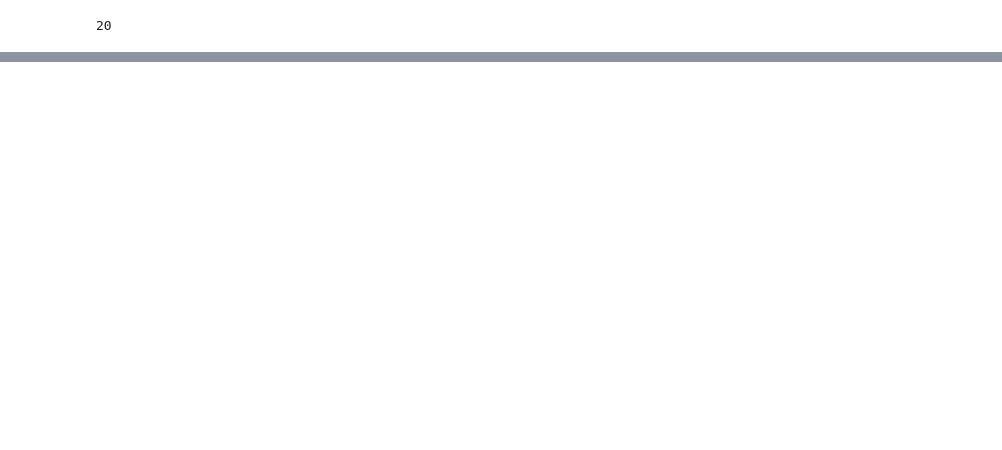
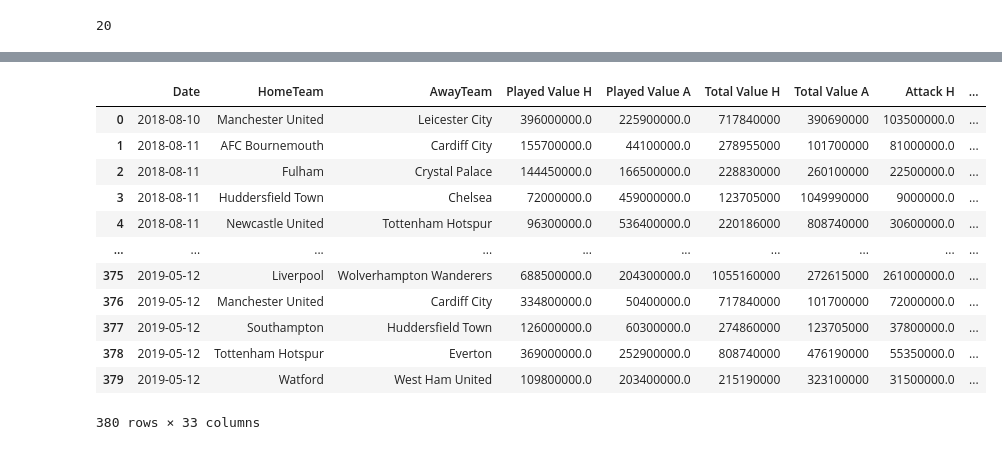
Before and after one commit to ksi0120/Soccer-Prediction, a Jupyter notebook: Data Manipulation/DataMerge.ipynb, the cells around one changed output, grey strips where cells are left out. Cells and saved outputs as stored; diff of their text form; code cells hidden in the pictures; blank space fills up the shorter version.

```diff
--- a/Data Manipulation/DataMerge.ipynb
+++ b/Data Manipulation/DataMerge.ipynb
@@ -261,3 +261,30 @@ for i in matches.index:
     dataTemp=calculators(matches.loc[i])
     for key in dataTemp.keys():
         matches.at[i,key] = dataTemp[key]
+# %%
+matches=matches.drop(['Referee'],axis=1)
+# %%
+matches=matches.drop(matches.columns[41:],axis=1)
+# %%
+test=matches
+for i in range(3,15):
+    indicies=matches[matches.iloc[:,i]==0].index
+    if indicies.all()!=None:
+        test.drop(indicies,inplace=True)
+test.drop(test.iloc[:,15:23],axis=1,inplace=True)
+# %%
+test
+# %% [output]
+|  | Date | HomeTeam | AwayTeam | Played Value H | Played Value A | Total Value H | Total Value A | Attack H | ... |
+| 0 | 2018-08-10 | Manchester United | Leicester City | 396000000.0 | 225900000.0 | 717840000 | 390690000 | 103500000.0 | ... |
+| 1 | 2018-08-11 | AFC Bournemouth | Cardiff City | 155700000.0 | 44100000.0 | 278955000 | 101700000 | 81000000.0 | ... |
+| 2 | 2018-08-11 | Fulham | Crystal Palace | 144450000.0 | 166500000.0 | 228830000 | 260100000 | 22500000.0 | ... |
+| 3 | 2018-08-11 | Huddersfield Town | Chelsea | 72000000.0 | 459000000.0 | 123705000 | 1049990000 | 9000000.0 | ... |
+| 4 | 2018-08-11 | Newcastle United | Tottenham Hotspur | 96300000.0 | 536400000.0 | 220186000 | 808740000 | 30600000.0 | ... |
+| ... | ... | ... | ... | ... | ... | ... | ... | ... | ... |
+| 375 | 2019-05-12 | Liverpool | Wolverhampton Wanderers | 688500000.0 | 204300000.0 | 1055160000 | 272615000 | 261000000.0 | ... |
+| 376 | 2019-05-12 | Manchester United | Cardiff City | 334800000.0 | 50400000.0 | 717840000 | 101700000 | 72000000.0 | ... |
+| 377 | 2019-05-12 | Southampton | Huddersfield Town | 126000000.0 | 60300000.0 | 274860000 | 123705000 | 37800000.0 | ... |
+| 378 | 2019-05-12 | Tottenham Hotspur | Everton | 369000000.0 | 252900000.0 | 808740000 | 476190000 | 55350000.0 | ... |
+| 379 | 2019-05-12 | Watford | West Ham United | 109800000.0 | 203400000.0 | 215190000 | 323100000 | 31500000.0 | ... |
+380 rows × 33 columns
```
Also changed, not shown: parts of 11 cells of this notebook, 14 other files.
